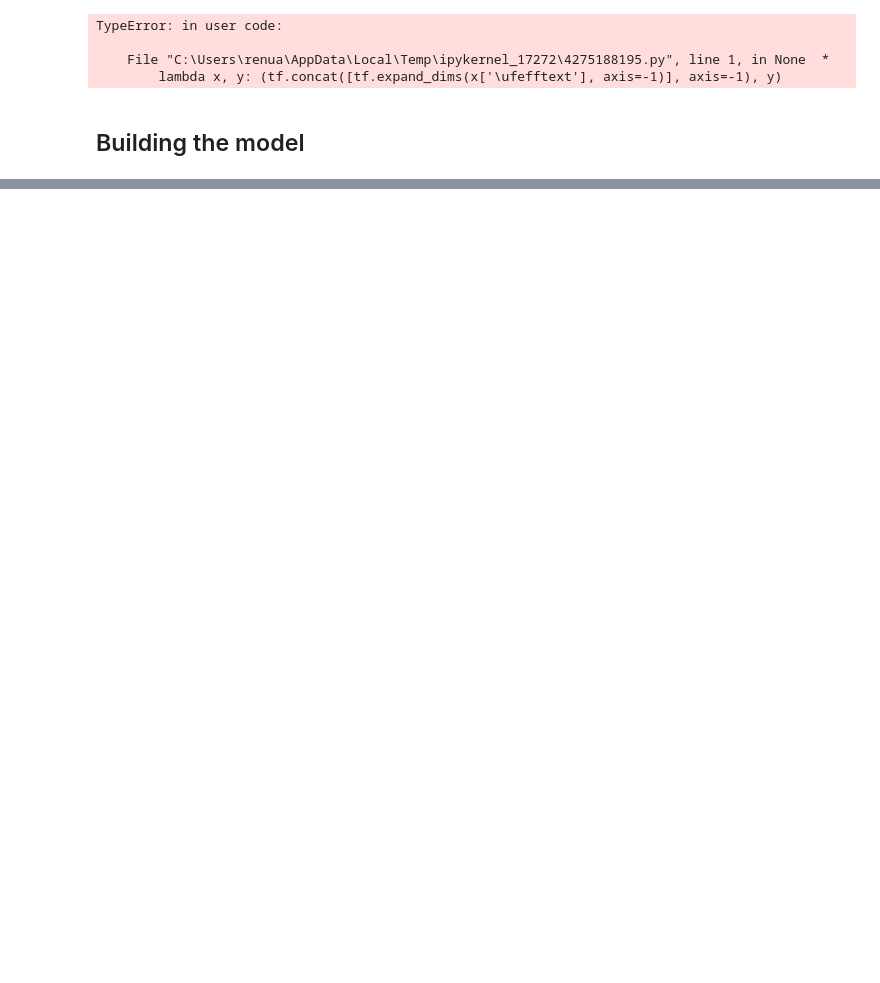
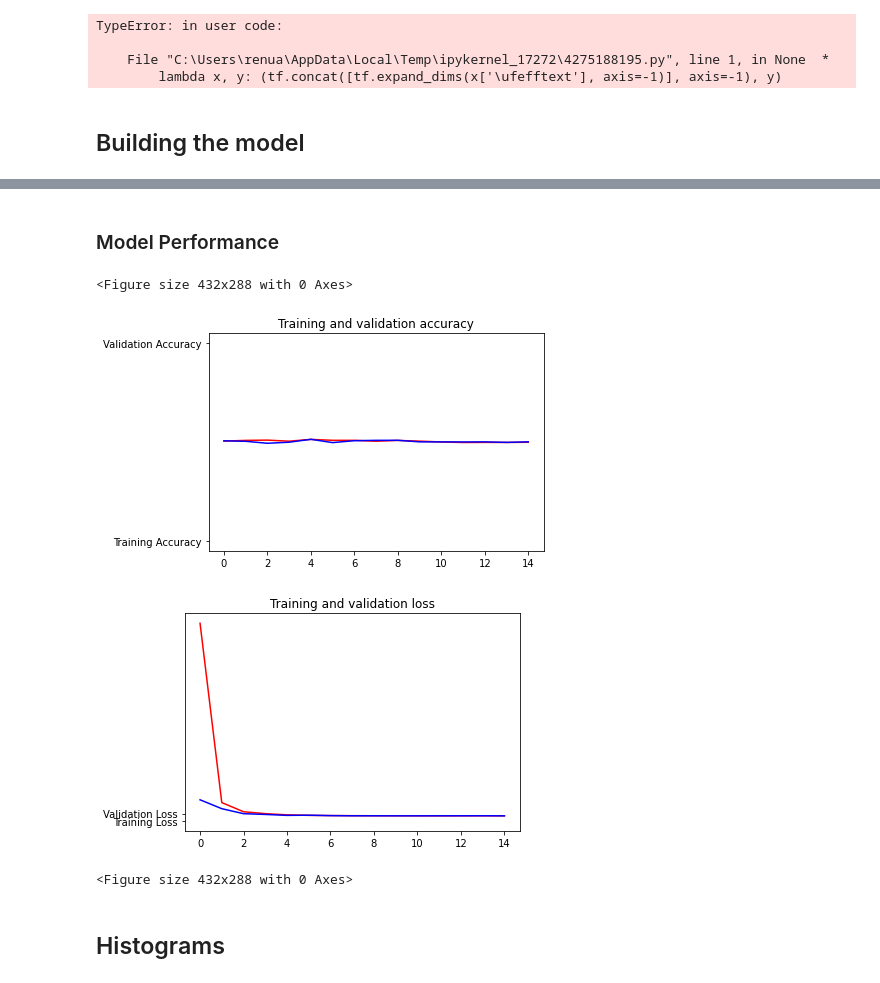
Before and after one commit to Renua-Meireles/sentiment-analisys-with-MLP, a Jupyter notebook: MLP_Sentiment_Analysis_(PIBIC_2021).ipynb, the cells around one changed output, grey strips where cells are left out. Drawn from its saved outputs; the diff is of its cells as text; code cells hidden in the pictures; blank space fills up the shorter version.

```diff
--- a/MLP_Sentiment_Analysis_(PIBIC_2021).ipynb
+++ b/MLP_Sentiment_Analysis_(PIBIC_2021).ipynb
@@ -89,0 +136,5 @@ train_x, test_x, y_train, y_test = train_test_split(df.text,df.label, test_size=
+# %%
+seq = tokenizer.texts_to_sequences(train_x)
+train_x_tokenized_padded = pad_sequences(seq, maxlen=max_length, truncating=trunc_type)
+seq = tokenizer.texts_to_sequences(test_x)
+test_x_tokenized_padded = pad_sequences(seq, maxlen=max_length)
@@ -148,7 +210,7 @@ TypeError: in user code:
 ## Building the model
 # %%
 model = tf.keras.Sequential([
-    # layers.Input(shape=(30000, )),
+    layers.Input(shape=(max_length, )),
     layers.Dense(32, activation='relu'),
     layers.Dense(32, activation='relu'),
     layers.Dense(64, activation='relu'),
@@ -157,5 +219,3 @@ model = tf.keras.Sequential([
 ])
 # %%
 model.compile('adam', tf.keras.losses.binary_crossentropy, metrics=['accuracy'])
-# %%
-model.fit(dataset, epochs=10)
@@ -167,0 +246,3 @@ Detected at node 'sequential/dense/Cast' defined at (most recent call last):
+# %%
+epochs = 15
+history = model.fit(train_x_tokenized_padded, y_train, epochs=epochs, validation_data=(test_x_tokenized_padded, y_test))
@@ -167,0 +267,28 @@ Detected at node 'sequential/dense/Cast' defined at (most recent call last):
+# %% [markdown]
+### Model Performance
+# %%
+%matplotlib inline
+import matplotlib.pyplot as plt
+import matplotlib.image as mpimg
+
+acc = history.history['accuracy']
+val_acc = history.history['val_accuracy']
+loss = history.history['loss']
+val_loss = history.history['val_loss']
+epochs=range(len(acc))
+
+plt.plot(epochs, acc, 'r', 'Training Accuracy')
+plt.plot(epochs, val_acc, 'b', 'Validation Accuracy')
+plt.title('Training and validation accuracy')
+plt.figure()
+plt.plot(epochs, loss, 'r', 'Training Loss')
+plt.plot(epochs, val_loss, 'b', 'Validation Loss')
+plt.title('Training and validation loss')
+plt.figure()
+# %% [output]
+<Figure size 432x288 with 0 Axes>
+[figure, added]
+[figure, added]
+<Figure size 432x288 with 0 Axes>
+# %% [markdown]
+## Histograms
```
Also changed, not shown: parts of 16 cells of this notebook.
